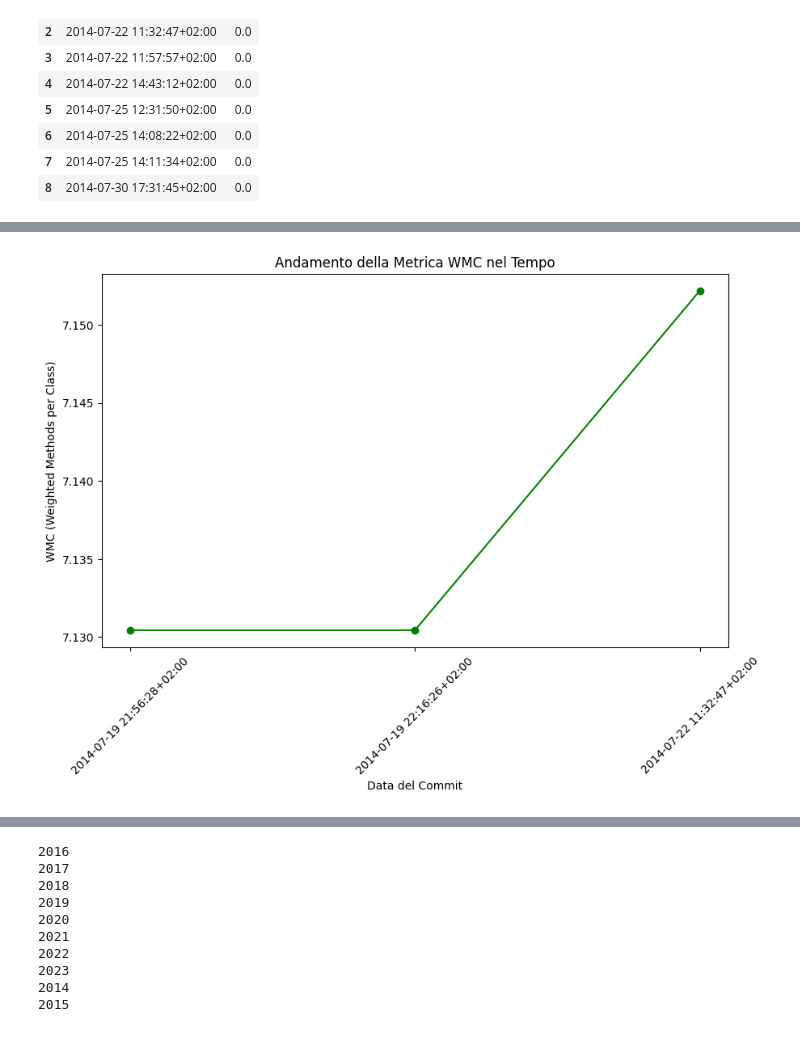
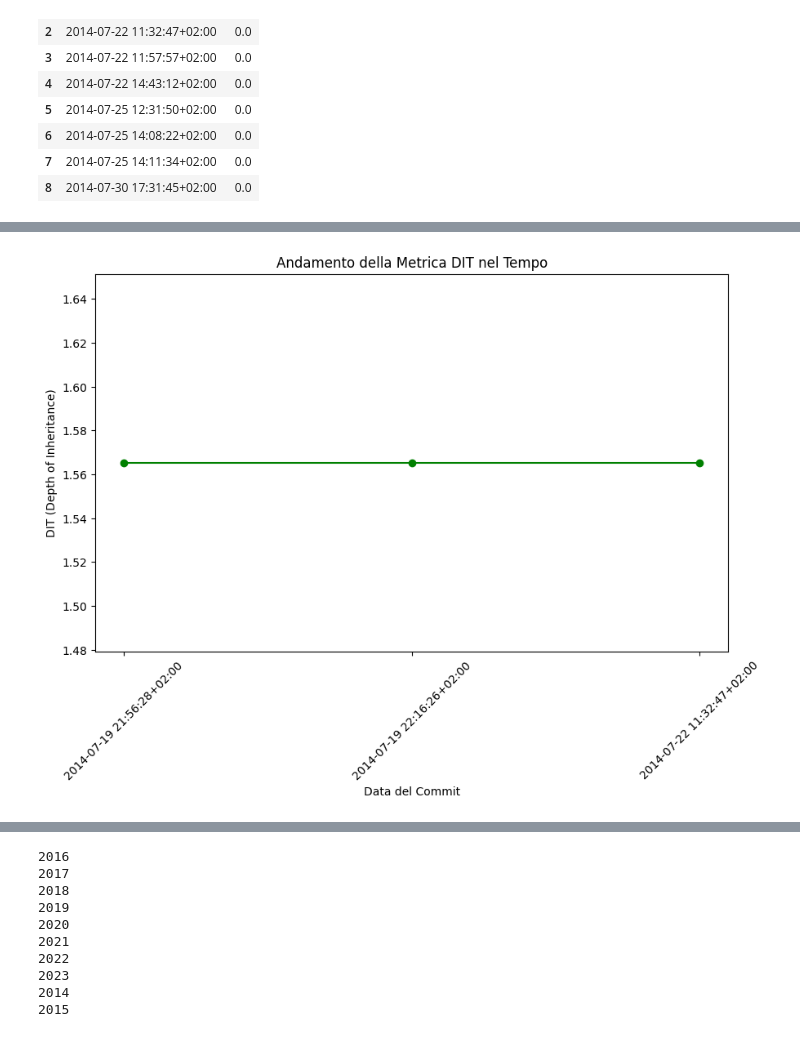
Before and after one commit to CostaMart/ing-soft2, a Jupyter notebook: prove.ipynb, the cells around one changed output, grey strips where cells are left out. Cells and saved outputs as stored; diff of their text form; code cells hidden in the pictures.

```diff
--- a/prove.ipynb
+++ b/prove.ipynb
@@ -76,8 +83,8 @@ df2 = sp.generate_metrics_ck(json_list)
 # %%
-plot = co.wmc(df2)
+plot = co.dit(df2)
 plot.show()
 # %% [output]
-[figure, old version]
+[figure, new version]
 # %%
 df2
 # %% [output]
```
Also changed, not shown: parts of 1 cell of this notebook, 3 other files.
